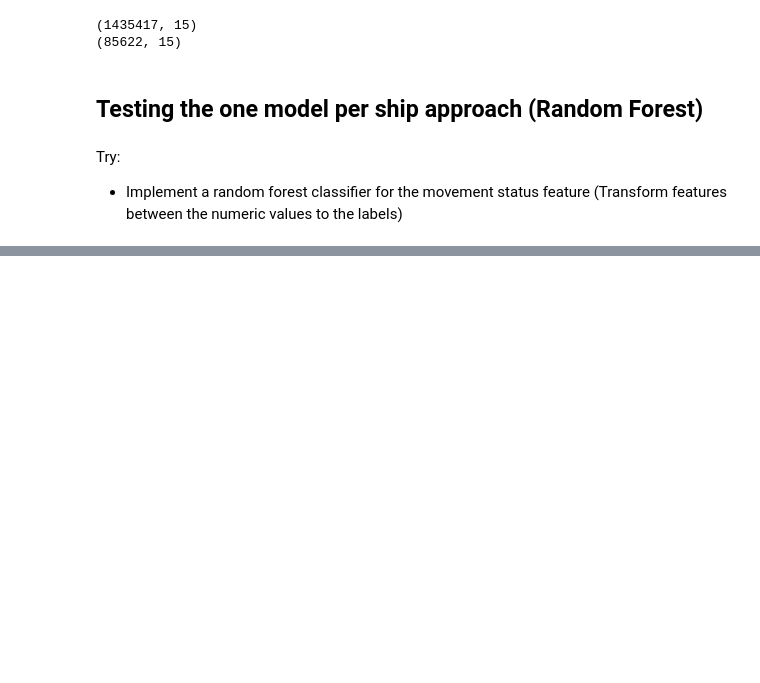
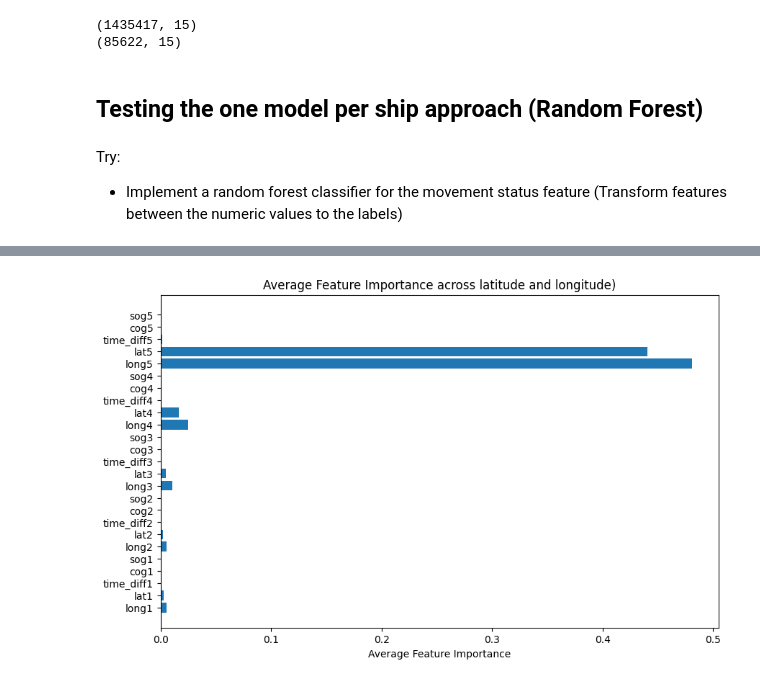
Before and after one commit to markka123/Marine-Vessel-Prediction-based-on-AIS-data, a Jupyter notebook: Markus sin lekegrind/creating_a_testing_framework.ipynb, the cells around one changed output, grey strips where cells are left out. Drawn from its saved outputs; the diff is of its cells as text; code cells hidden in the pictures; blank space fills up the shorter version.

```diff
--- a/Markus sin lekegrind/creating_a_testing_framework.ipynb
+++ b/Markus sin lekegrind/creating_a_testing_framework.ipynb
@@ -124,4 +149,7 @@ new_geodesic_distances = []
 
 movement_status_mismatch_count = 0
 total_movement_status_count = 0
+
+feature_importances_lat = []
+feature_importances_lon = []
 # %%
@@ -250,0 +267,21 @@ KeyboardInterrupt:
+# %%
+#VISUALIZE FEATURE IMPORTANCE
+
+features = ['long1', 'lat1', 'time_diff1', 'cog1', 'sog1', 'long2', 'lat2','time_diff2', 'cog2', 'sog2', 'long3', 'lat3', 'time_diff3', 'cog3', 'sog3', 'long4', 'lat4', 'time_diff4', 'cog4', 'sog4', 'long5', 'lat5', 'time_diff5', 'cog5', 'sog5']
+
+feature_importances_lat = np.array(feature_importances_lat)
+feature_importances_lon = np.array(feature_importances_lon)
+
+avg_feature_importances_lat = np.mean(feature_importances_lat, axis=0)
+avg_feature_importances_lon = np.mean(feature_importances_lon, axis=0)
+
+
+average_feature_importances = np.mean([avg_feature_importances_lat, avg_feature_importances_lon], axis=0)
+
+plt.figure(figsize=(10, 6))
+plt.barh(features, average_feature_importances)
+plt.xlabel("Average Feature Importance")
+plt.title("Average Feature Importance across latitude and longitude)")
+plt.show()
+# %% [output]
+[figure, added]
```
Also changed, not shown: parts of 4 cells of this notebook, 3 other files.
